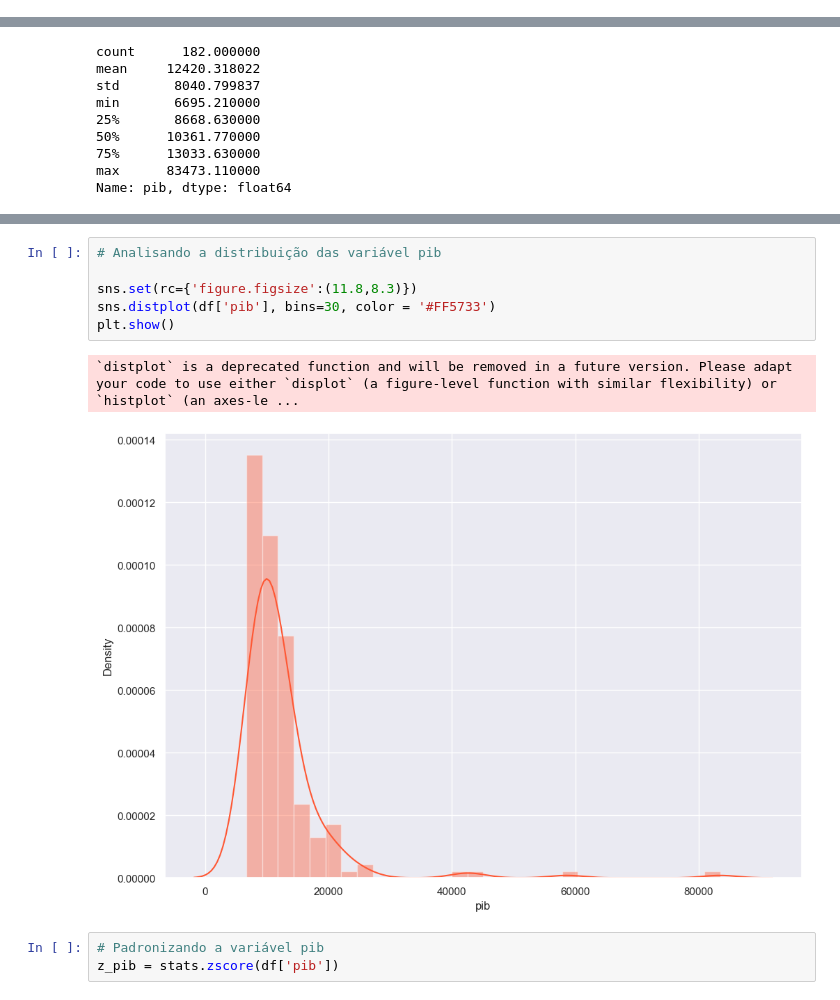
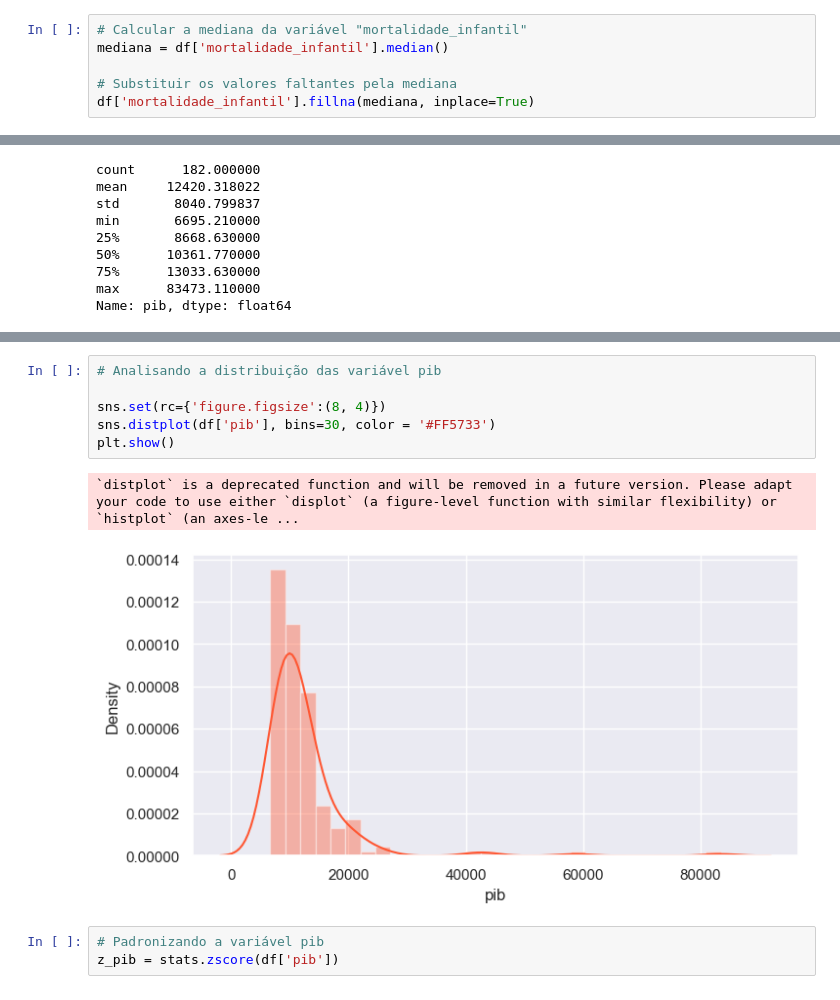
Before and after one commit to romulofreits/CK0268---ICD, a Jupyter notebook: AED.ipynb, the cells around one changed output, grey strips where cells are left out. Saved outputs shown, nothing was run; the diff lists cells and outputs as text.

```diff
--- a/AED.ipynb
+++ b/AED.ipynb
@@ -494,6 +911,12 @@ min        2.610000
 75%       16.610000
 max       32.610000
 Name: mortalidade_infantil, dtype: float64
+# %%
+# Calcular a mediana da variável "mortalidade_infantil"
+mediana = df['mortalidade_infantil'].median()
+
+# Substituir os valores faltantes pela mediana
+df['mortalidade_infantil'].fillna(mediana, inplace=True)
 # %%
 px.box(df, x = 'mortalidade_infantil', points = 'all')
 # %% [output]
@@ -686,12 +1375,12 @@ px.box(df, x = 'pib', points = 'all')
 # %%
 # Analisando a distribuição das variável pib
 
-sns.set(rc={'figure.figsize':(11.8,8.3)})
+sns.set(rc={'figure.figsize':(8, 4)})
 sns.distplot(df['pib'], bins=30, color = '#FF5733')
 plt.show()
 # %% [output]
 `distplot` is a deprecated function and will be removed in a future version. Please adapt your code to use either `displot` (a figure-level function with similar flexibility) or `histplot` (an axes-le ...
-[figure, old version]
+[figure, new version]
 # %%
 # Padronizando a variável pib
 z_pib = stats.zscore(df['pib'])
```
Also changed, not shown: parts of 80 cells of this notebook.
